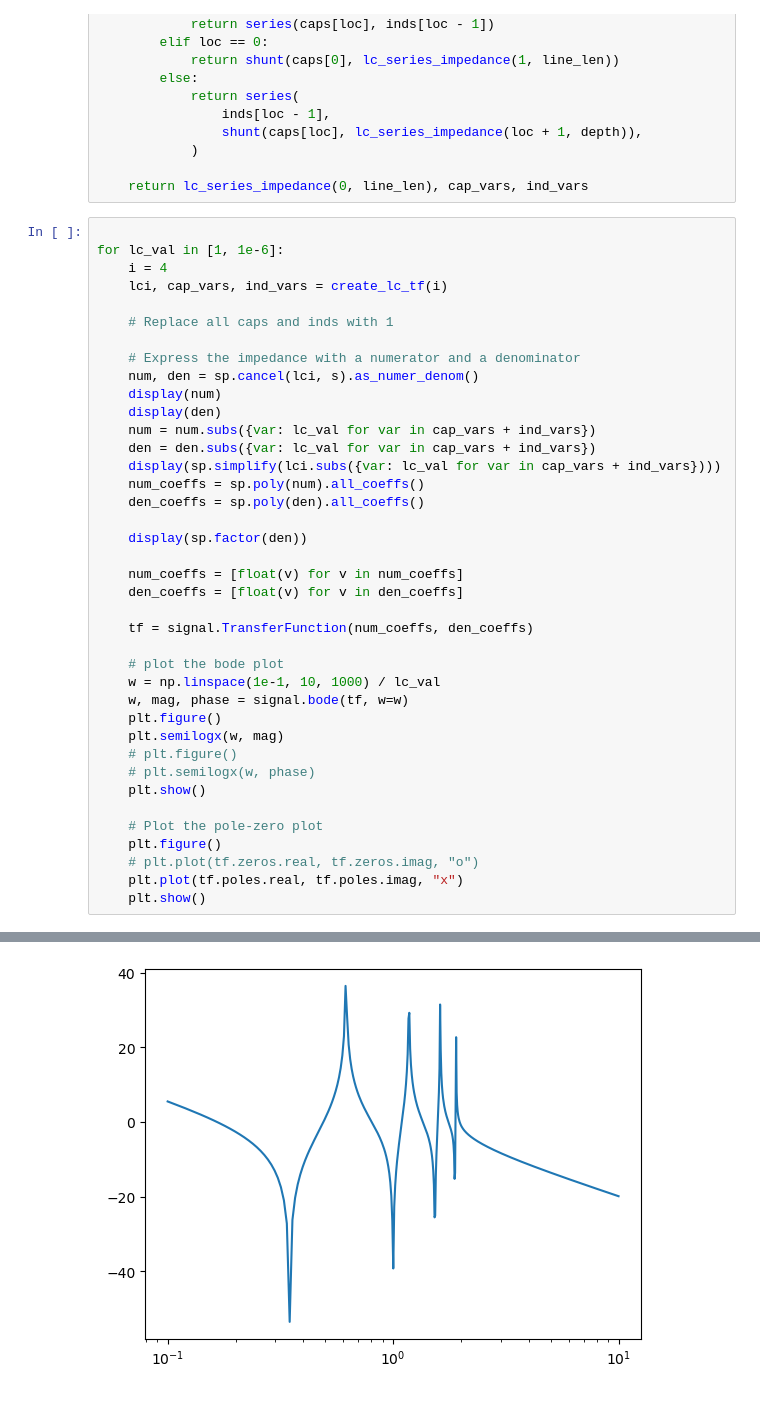
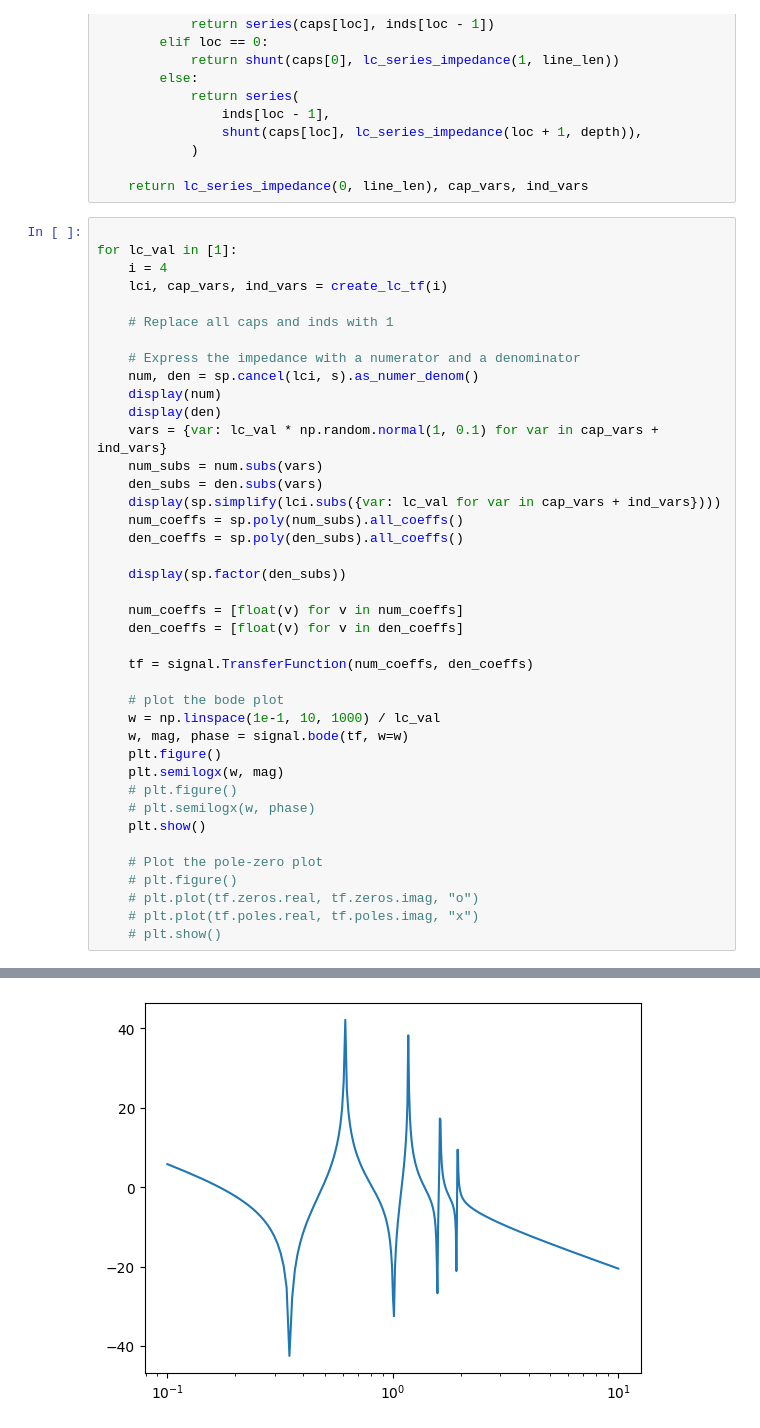
Before and after one commit to WangYuNeng/Ark, a Jupyter notebook: examples/tln/tline_freq_analysis.ipynb, the cells around one changed output, grey strips where cells are left out. Cells and saved outputs as stored; diff of their text form.

```diff
--- a/examples/tln/tline_freq_analysis.ipynb
+++ b/examples/tln/tline_freq_analysis.ipynb
@@ -38,7 +38,7 @@ def create_lc_tf(line_len: int) -> sp.Expr:
     return lc_series_impedance(0, line_len), cap_vars, ind_vars
 # %%
 
-for lc_val in [1, 1e-6]:
+for lc_val in [1]:
     i = 4
     lci, cap_vars, ind_vars = create_lc_tf(i)
 
@@ -48,13 +48,14 @@ for lc_val in [1, 1e-6]:
     num, den = sp.cancel(lci, s).as_numer_denom()
     display(num)
     display(den)
-    num = num.subs({var: lc_val for var in cap_vars + ind_vars})
-    den = den.subs({var: lc_val for var in cap_vars + ind_vars})
+    vars = {var: lc_val * np.random.normal(1, 0.1) for var in cap_vars + ind_vars}
+    num_subs = num.subs(vars)
+    den_subs = den.subs(vars)
     display(sp.simplify(lci.subs({var: lc_val for var in cap_vars + ind_vars})))
-    num_coeffs = sp.poly(num).all_coeffs()
-    den_coeffs = sp.poly(den).all_coeffs()
+    num_coeffs = sp.poly(num_subs).all_coeffs()
+    den_coeffs = sp.poly(den_subs).all_coeffs()
 
-    display(sp.factor(den))
+    display(sp.factor(den_subs))
 
     num_coeffs = [float(v) for v in num_coeffs]
     den_coeffs = [float(v) for v in den_coeffs]
@@ -71,9 +72,9 @@ for lc_val in [1, 1e-6]:
     plt.show()
 
     # Plot the pole-zero plot
-    plt.figure()
+    # plt.figure()
     # plt.plot(tf.zeros.real, tf.zeros.imag, "o")
-    plt.plot(tf.poles.real, tf.poles.imag, "x")
-    plt.show()
+    # plt.plot(tf.poles.real, tf.poles.imag, "x")
+    # plt.show()
 # %% [output]
 $\displaystyle c_{1} c_{2} c_{3} c_{4} l_{0} l_{1} l_{2} l_{3} s^{8} + s^{6} \left(c_{1} c_{2} c_{3} l_{0} l_{1} l_{2} + c_{1} c_{2} c_{4} l_{0} l_{1} l_{2} + c_{1} c_{2} c_{4} l_{0} l_{1} l_{3} + c_{1} c_{3} c_{4} l_{0} l_{1} l_{3} + c_{1} c_{3} c_{4} l_{0} l_{2} l_{3} + c_{2} c_{3} c_{4} l_{0} l_{2} l_{3} + c_{2} c_{3} c_{4} l_{1} l_{2} l_{3}\right) + s^{4} \left(c_{1} c_{2} l_{0} l_{1} + c_{1} c_{3} l_{0} l_{1} + c_{1} c_{3} l_{0} l_{2} + c_{1} c_{4} l_{0} l_{1} + c_{1} c_{4} l_{0} l_{2} + c_{1} c_{4} l_{0} l_{3} + c_{2} c_{3} l_{0} l_{2} + c_{2} c_{3} l_{1} l_{2} + c_{2} c_{4} l_{0} l_{2} + c_{2} c_{4} l_{0} l_{3} + c_{2} c_{4} l_{1} l_{2} + c_{2} c_{4} l_{1} l_{3} + c_{3} c_{4} l_{0} l_{3} + c_{3} c_{4} l_{1} l_{3} + c_{3} c_{4} l_{2} l_{3}\right) + s^{2} \left(c_{1} l_{0} + c_{2} l_{0} + c_{2} l_{1} + c_{3} l_{0} + c_{3} l_{1} + c_{3} l_{2} + c_{4} l_{0} + c_{4} l_{1} + c_{4} l_{2} + c_{4} l_{3}\right) + 1$
@@ -83 +84 @@ $\displaystyle s \left(s^{4} + 3 s^{2} + 1\right) \left(s^{4} + 5 s^{2} + 5\righ
-[figure, old version]
+[figure, new version]
```
Also changed, not shown: parts of 3 cells of this notebook.
